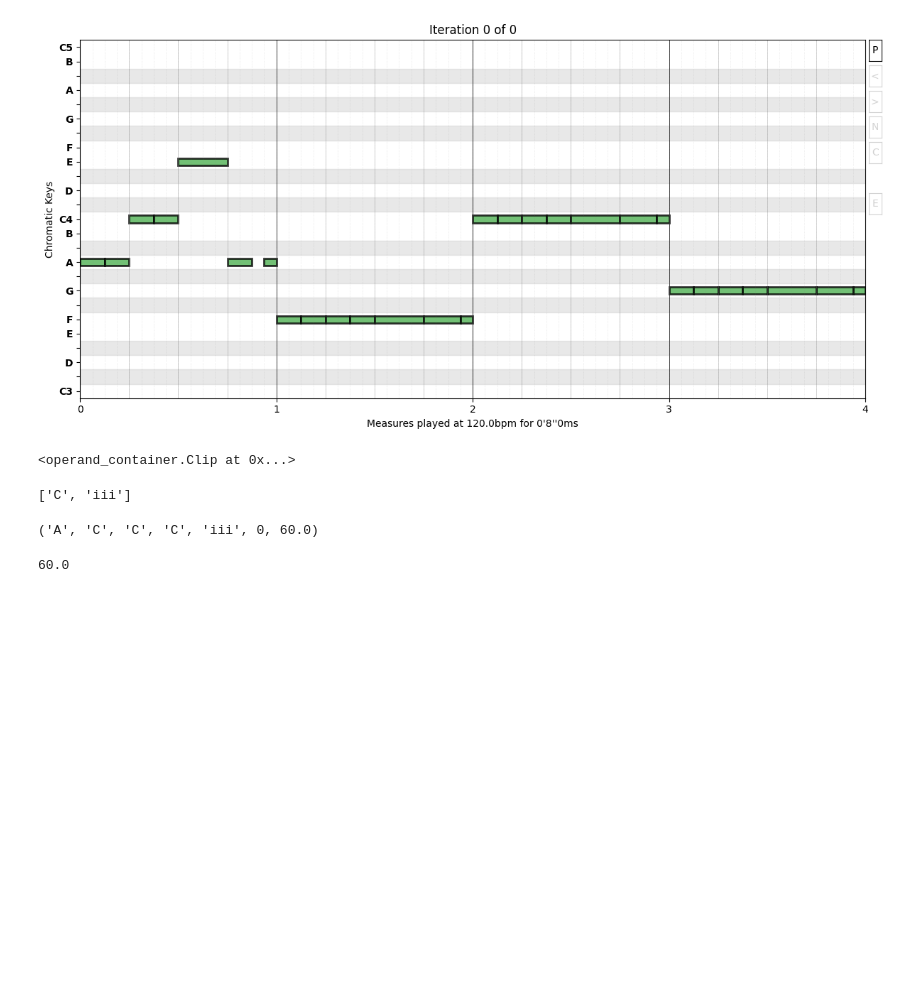
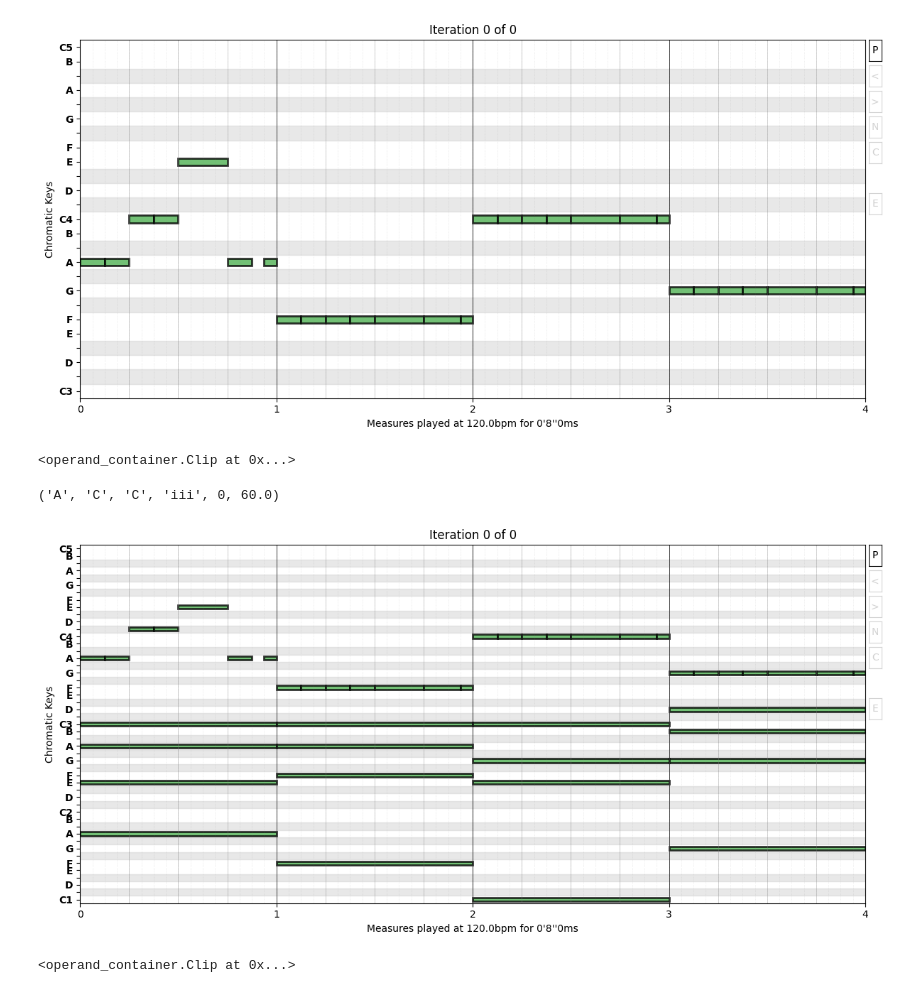
Before and after one commit to ruiseixasm/JsonMidiCreator, a Jupyter notebook: Jupyter/01-SongTheory/Melody_1.ipynb, the cells around one changed output. Cells and saved outputs as stored; diff of their text form; code cells hidden in the pictures; blank space fills up the shorter version.

```diff
--- a/Jupyter/01-SongTheory/Melody_1.ipynb
+++ b/Jupyter/01-SongTheory/Melody_1.ipynb
@@ -160,18 +162,13 @@ duration_melody >> Plot()
 # %% [output]
 [figure]
 <operand_container.Clip at 0x...>
-# %%
-# Check data of the 3rd Note
-[duration_melody[2] % Key() % str(), duration_melody[2] % Degree() % str()]
-# %% [output]
-['C', 'iii']
 # %%
 # Check multiple parameters of 3rd Note at once
-duration_melody[2] % ((Tonic(), str()), (Root(), str()), (TargetKey(), str()), (Key(), str()), (Degree(), str()), (Shifting(), int()), (Pitch(), float()))
+duration_melody[2] % ((Tonic(), str()), (Root(), str()), (TargetKey(), str()), (Degree(), str()), (Shifting(), int()), (Pitch(), float()))
 # %% [output]
-('A', 'C', 'C', 'C', 'iii', 0, 60.0)
+('A', 'C', 'C', 'iii', 0, 60.0)
-# %%
-# Check pitch value of the 3rd Note
-duration_melody[3] % Pitch() % float()
-# %% [output]
-60.0
+# %%
+clip_togehter + duration_melody >> Plot()
+# %% [output]
+[figure, added]
+<operand_container.Clip at 0x...>
```
Also changed, not shown: parts of 8 cells of this notebook, 1 other file.
